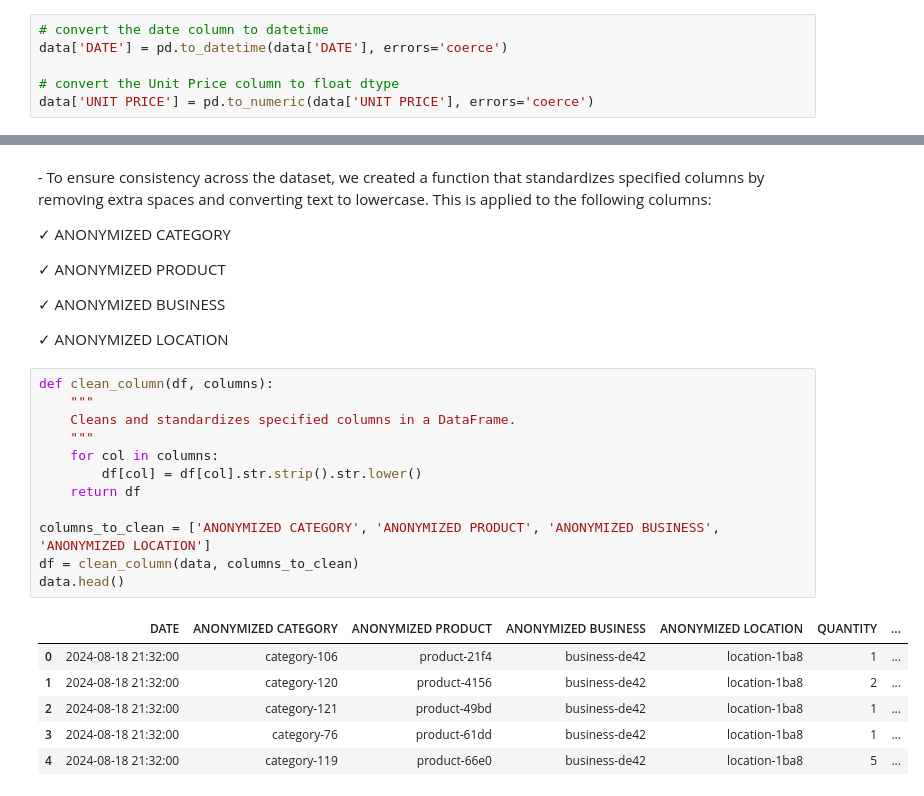
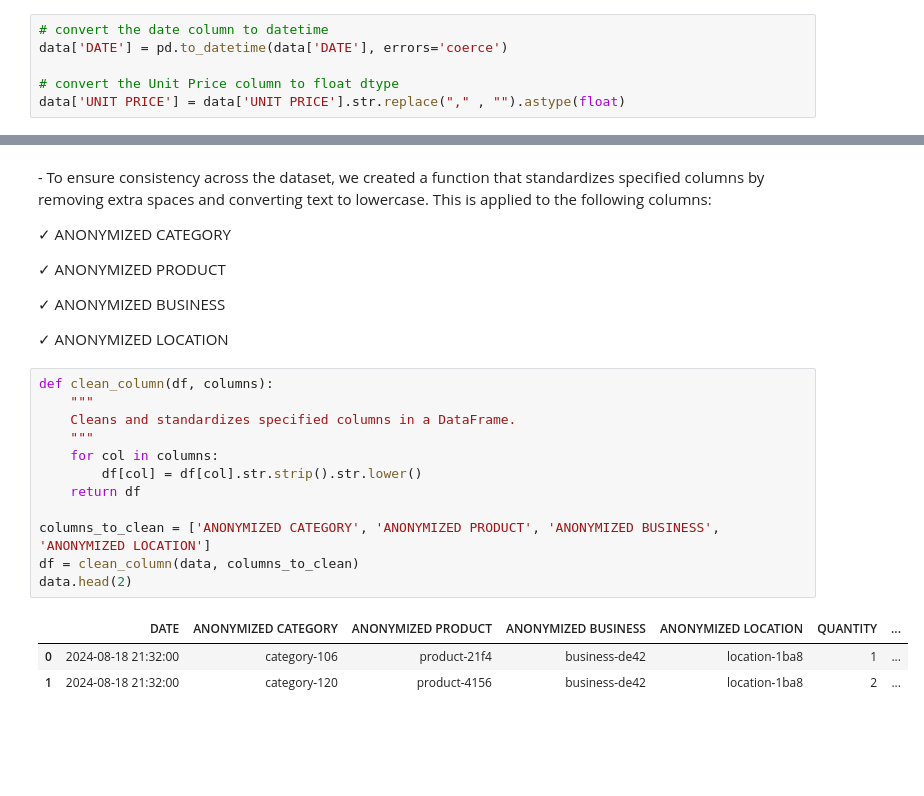
Before and after one commit to PaulMuniu/Kwanza-Tukule-Data-Analysis, a Jupyter notebook: Kwanza_Tukule.ipynb, the cells around one changed output, grey strips where cells are left out. Cells and saved outputs as stored; diff of their text form; blank space fills up the shorter version.

```diff
--- a/Kwanza_Tukule.ipynb
+++ b/Kwanza_Tukule.ipynb
@@ -153,7 +154,7 @@ The DATE column is stored as an object, ought be converted to a datetime format
 data['DATE'] = pd.to_datetime(data['DATE'], errors='coerce')
 
 # convert the Unit Price column to float dtype
-data['UNIT PRICE'] = pd.to_numeric(data['UNIT PRICE'], errors='coerce')
+data['UNIT PRICE'] = data['UNIT PRICE'].str.replace("," , "").astype(float)
 # %%
 # Counter-check the datatypes
 data.dtypes
@@ -238,19 +239,16 @@ Min date: 2024-01-01 05:54:00, Max date: 2024-12-31 18:24:00
 # %%
 def clean_column(df, columns):
     """
     Cleans and standardizes specified columns in a DataFrame.
     """
     for col in columns:
         df[col] = df[col].str.strip().str.lower()
     return df
 
 columns_to_clean = ['ANONYMIZED CATEGORY', 'ANONYMIZED PRODUCT', 'ANONYMIZED BUSINESS', 'ANONYMIZED LOCATION']
 df = clean_column(data, columns_to_clean)
-data.head()
+data.head(2)
 # %% [output]
 |  | DATE | ANONYMIZED CATEGORY | ANONYMIZED PRODUCT | ANONYMIZED BUSINESS | ANONYMIZED LOCATION | QUANTITY | ... |
 | 0 | 2024-08-18 21:32:00 | category-106 | product-21f4 | business-de42 | location-1ba8 | 1 | ... |
 | 1 | 2024-08-18 21:32:00 | category-120 | product-4156 | business-de42 | location-1ba8 | 2 | ... |
-| 2 | 2024-08-18 21:32:00 | category-121 | product-49bd | business-de42 | location-1ba8 | 1 | ... |
-| 3 | 2024-08-18 21:32:00 | category-76 | product-61dd | business-de42 | location-1ba8 | 1 | ... |
-| 4 | 2024-08-18 21:32:00 | category-119 | product-66e0 | business-de42 | location-1ba8 | 5 | ... |
```
Also changed, not shown: parts of 17 cells of this notebook.
